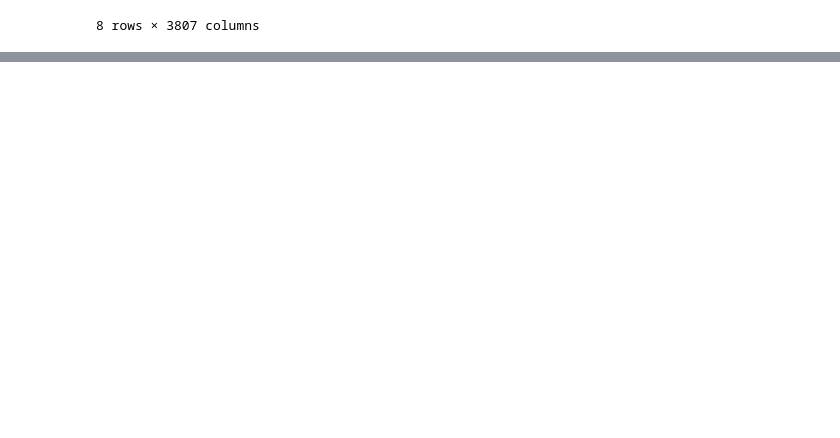
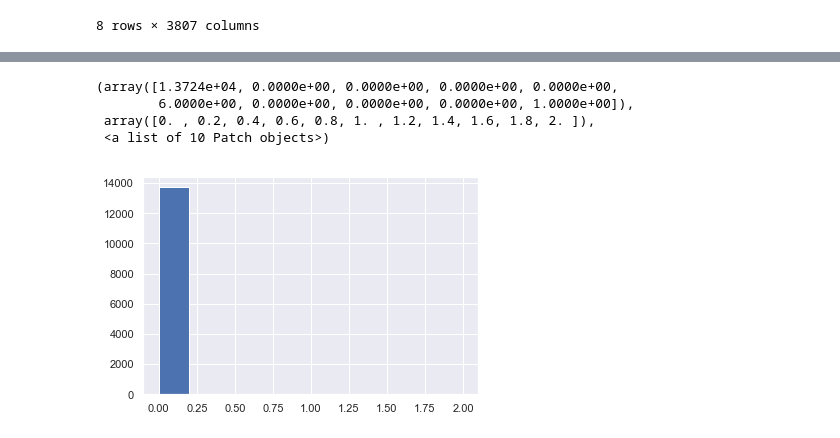
Before and after one commit to its1b3g-kteam/tsubaki_work, a Jupyter notebook: コンペ/コンペ_薬.ipynb, the cells around one changed output, grey strips where cells are left out. Saved outputs shown, nothing was run; the diff lists cells and outputs as text; code cells hidden in the pictures; blank space fills up the shorter version.

```diff
--- a/コンペ/コンペ_薬.ipynb
+++ b/コンペ/コンペ_薬.ipynb
@@ -93,0 +106,8 @@ train_data.describe()
+# %%
+plt.hist(train_data["col1"])
+# %% [output]
+(array([1.3724e+04, 0.0000e+00, 0.0000e+00, 0.0000e+00, 0.0000e+00,
+        6.0000e+00, 0.0000e+00, 0.0000e+00, 0.0000e+00, 1.0000e+00]),
+ array([0. , 0.2, 0.4, 0.6, 0.8, 1. , 1.2, 1.4, 1.6, 1.8, 2. ]),
+ <a list of 10 Patch objects>)
+[figure, added]
```
Also changed, not shown: parts of 17 cells of this notebook.
